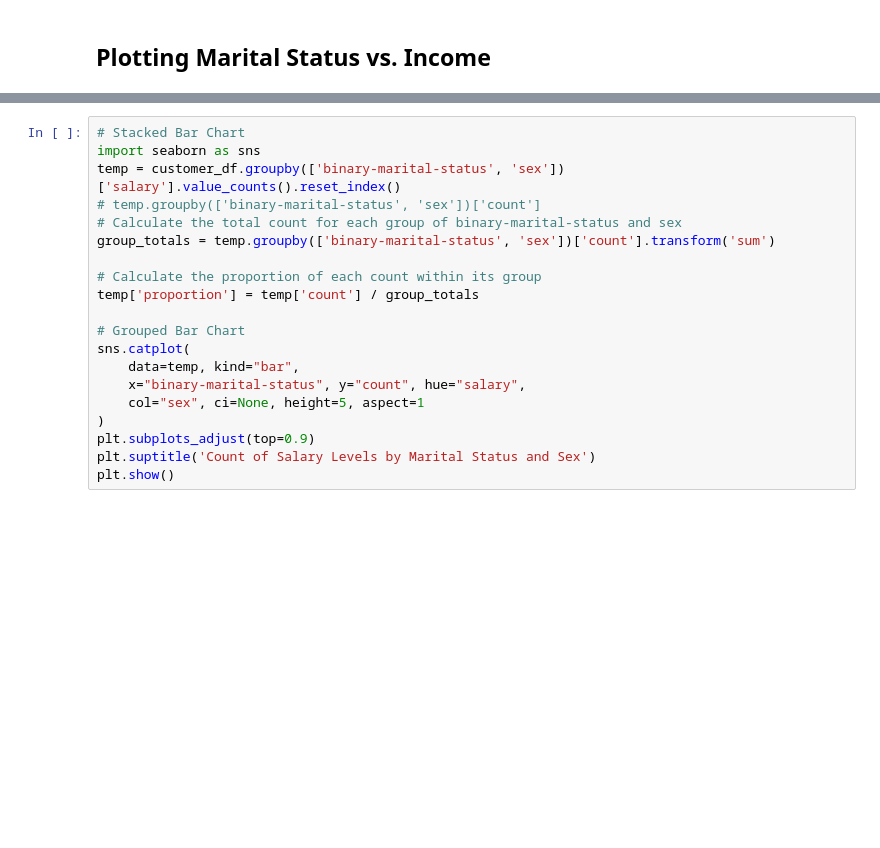
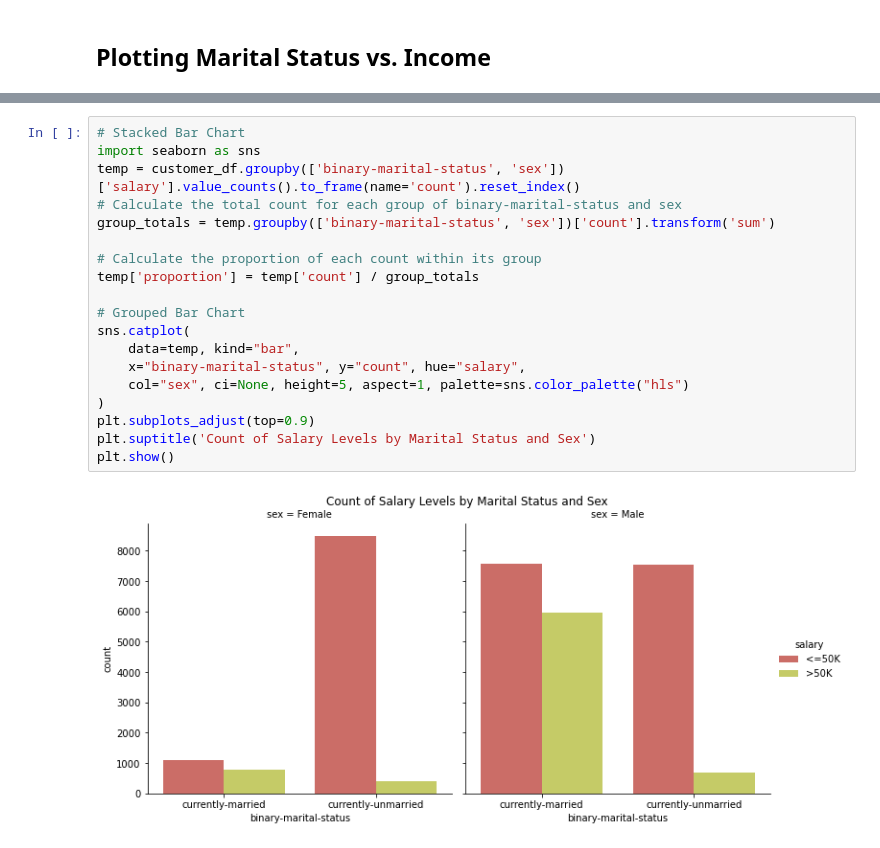
Before and after one commit to ben-gunnels/CSE-578-Customer-Marketing-Analysis, a Jupyter notebook: marital_relationships.ipynb, the cells around one changed output, grey strips where cells are left out. Cells and saved outputs as stored; diff of their text form; blank space fills up the shorter version.

```diff
--- a/marital_relationships.ipynb
+++ b/marital_relationships.ipynb
@@ -94,20 +71,21 @@ mosaic(customer_df, ["marital-status", "salary"])
 # %%
 # Stacked Bar Chart
 import seaborn as sns
-temp = customer_df.groupby(['binary-marital-status', 'sex'])['salary'].value_counts().reset_index()
-# temp.groupby(['binary-marital-status', 'sex'])['count']
+temp = customer_df.groupby(['binary-marital-status', 'sex'])['salary'].value_counts().to_frame(name='count').reset_index()
 # Calculate the total count for each group of binary-marital-status and sex
 group_totals = temp.groupby(['binary-marital-status', 'sex'])['count'].transform('sum')
 
 # Calculate the proportion of each count within its group
 temp['proportion'] = temp['count'] / group_totals
 
 # Grouped Bar Chart
 sns.catplot(
     data=temp, kind="bar",
     x="binary-marital-status", y="count", hue="salary",
-    col="sex", ci=None, height=5, aspect=1
+    col="sex", ci=None, height=5, aspect=1, palette=sns.color_palette("hls")
 )
 plt.subplots_adjust(top=0.9)
 plt.suptitle('Count of Salary Levels by Marital Status and Sex')
 plt.show()
+# %% [output]
+[figure, added]
```
Also changed, not shown: parts of 2 cells of this notebook.
